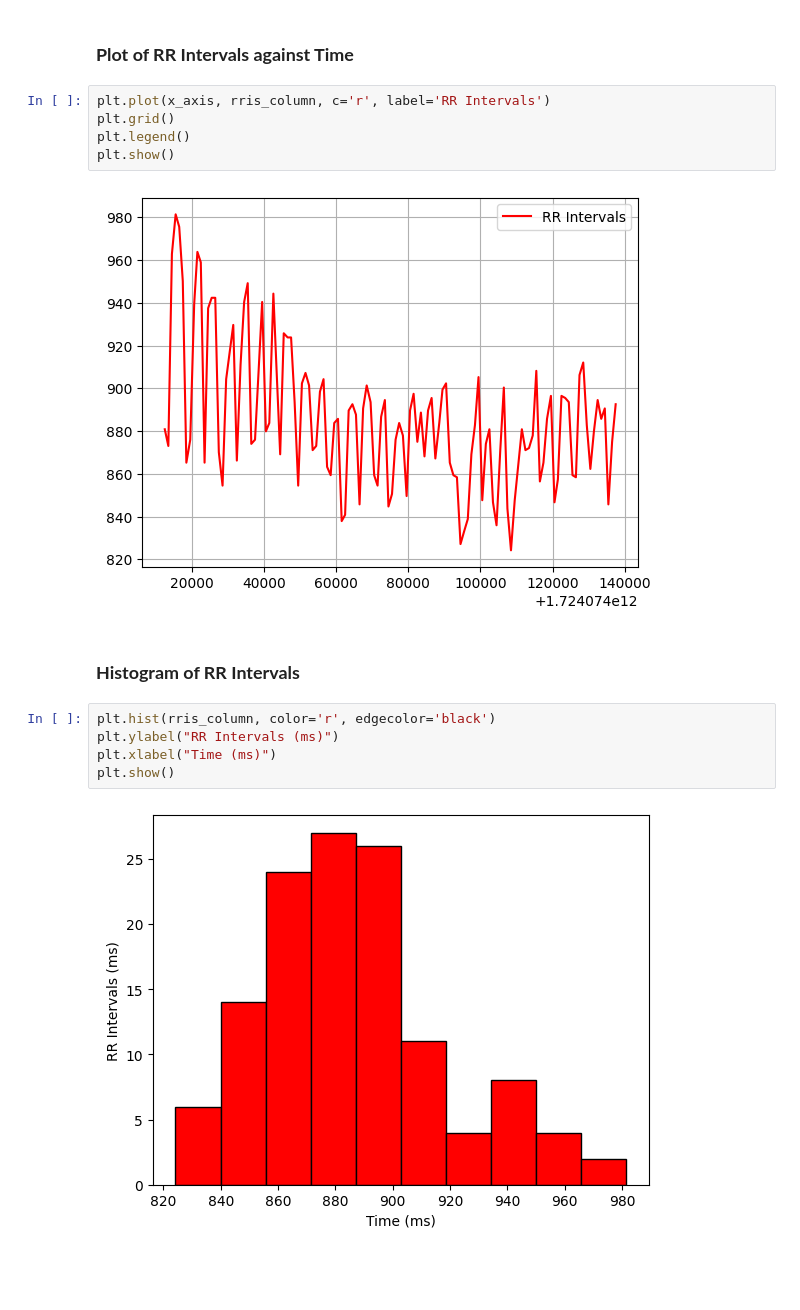
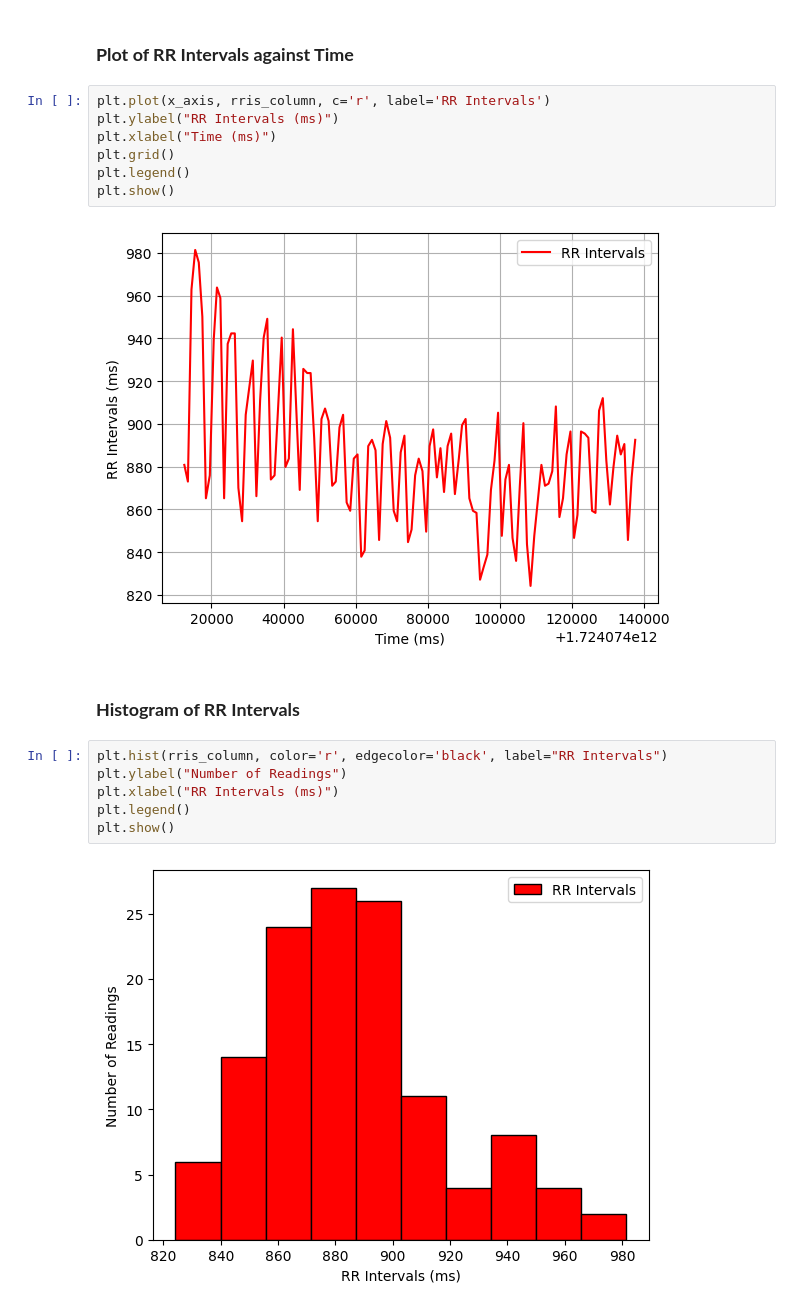
Before and after one commit to Showmick119/Benchmarking-Signal-Processing-Packages, a Jupyter notebook: practice.ipynb, the cells around one changed output. Cells and saved outputs as stored; diff of their text form; blank space fills up the shorter version.

```diff
--- a/practice.ipynb
+++ b/practice.ipynb
@@ -122,17 +128,20 @@ Standard Deviation of RR Intervals in PolarHRM Data: 32.045
 ### **Plot of RR Intervals against Time**
 # %%
 plt.plot(x_axis, rris_column, c='r', label='RR Intervals')
+plt.ylabel("RR Intervals (ms)")
+plt.xlabel("Time (ms)")
 plt.grid()
 plt.legend()
 plt.show()
 # %% [output]
-[figure, old version]
+[figure, new version]
 # %% [markdown]
 ### **Histogram of RR Intervals**
 # %%
-plt.hist(rris_column, color='r', edgecolor='black')
-plt.ylabel("RR Intervals (ms)")
-plt.xlabel("Time (ms)")
+plt.hist(rris_column, color='r', edgecolor='black', label="RR Intervals")
+plt.ylabel("Number of Readings")
+plt.xlabel("RR Intervals (ms)")
+plt.legend()
 plt.show()
 # %% [output]
-[figure, old version]
+[figure, new version]
```
Also changed, not shown: parts of 3 cells of this notebook.
